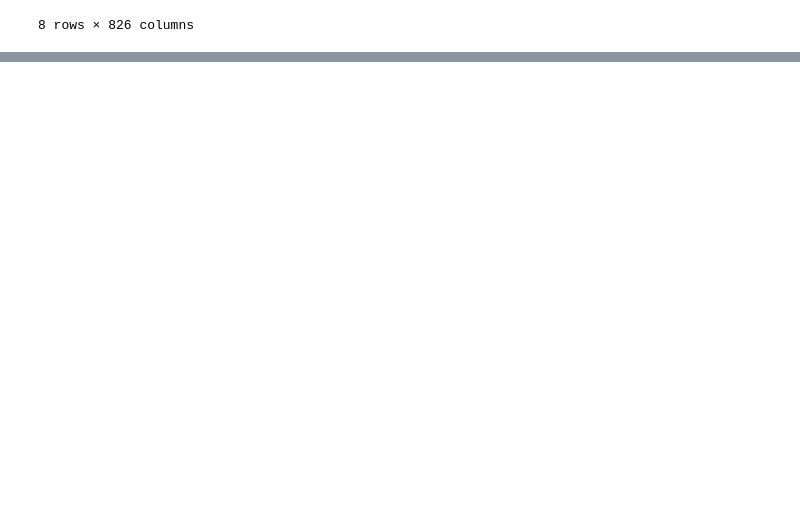
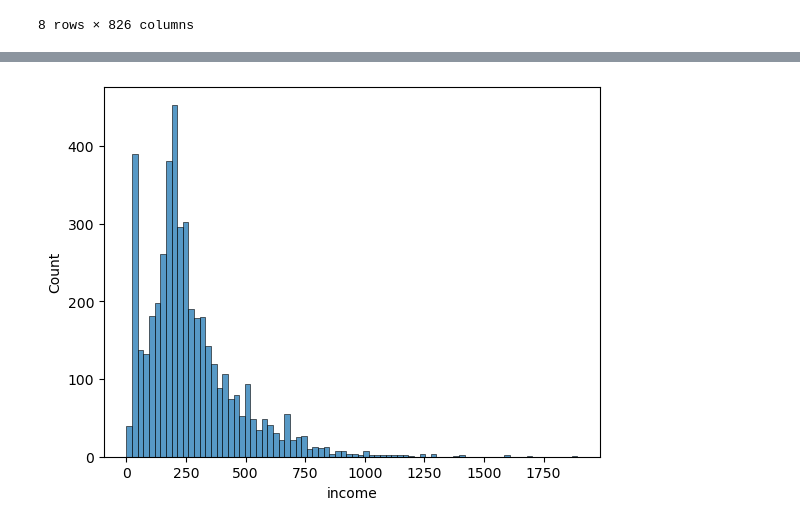
Before and after one commit to al0214/ML-Engineer-Study, a Jupyter notebook: Data-analysis/Project/korean_data.ipynb, the cells around one changed output, grey strips where cells are left out. Cells and saved outputs as stored; diff of their text form; code cells hidden in the pictures; blank space fills up the shorter version.

```diff
--- a/Data-analysis/Project/korean_data.ipynb
+++ b/Data-analysis/Project/korean_data.ipynb
@@ -50,3 +50,14 @@ welfare.describe()
 | 75% | 6616.000000 | 7.000000 | 1.000000 | 6.616010e+07 | 0.000000 | 2.000000 | 1.366071 | 1.390045 | 6126.762919 | 6234.287538 | ... | ... |
 | max | 9800.000000 | 14.000000 | 9.000000 | 9.800070e+07 | 1.000000 | 7.000000 | 4.727006 | 5.790039 | 21200.393903 | 25968.049029 | ... | ... |
 8 rows × 826 columns
+# %%
+welfare = welfare.rename(
+    columns = {
+    'h14_g3' : 'sex',
+    'h14_g4' : 'birth',
+    'h14_g10' : 'marriage-type',
+    'h14_g11' : 'religen',
+    'p1402_8aq1' : 'income',
+    'h14_eco9' : 'code_job',
+    'h14_reg7' : 'code_region'
+})
@@ -52,0 +74,2 @@ welfare.describe()
+# %%
+welfare['sex'] = np.where(welfare['sex'] == 9, np.nan, welfare['sex'])
@@ -52,0 +80,2 @@ welfare.describe()
+# %%
+welfare['sex'] = np.where(welfare['sex'] == 1, 'Male', 'Female')
@@ -52,0 +108,4 @@ welfare.describe()
+# %%
+sns.histplot(data = welfare, x = 'income');
+# %% [output]
+[figure, added]
```
Also changed, not shown: parts of 13 cells of this notebook, 1 other file.
